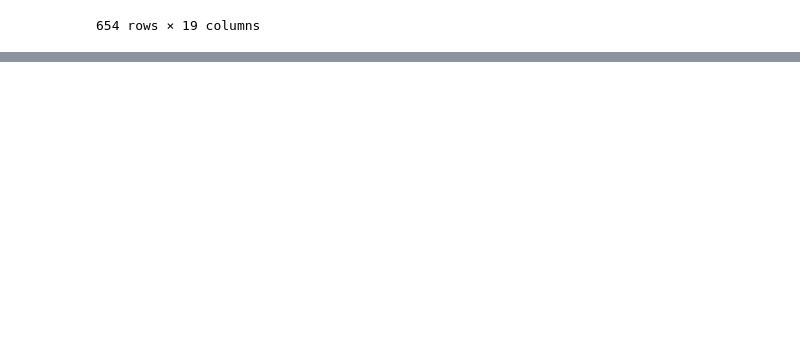
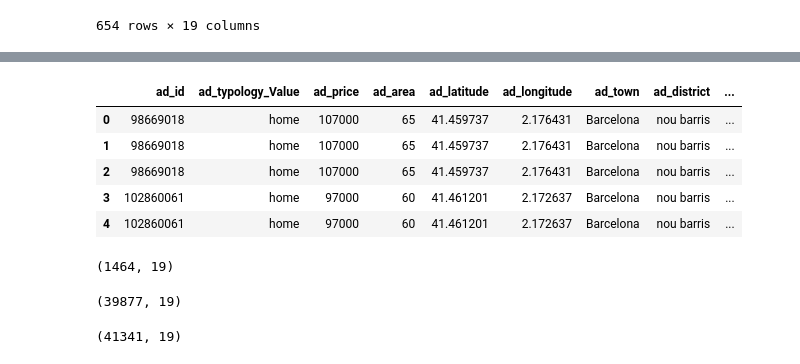
Before and after one commit to marcoayora/final_project, a Jupyter notebook: Notebooks/cleaning_idea.ipynb, the cells around one changed output, grey strips where cells are left out. Drawn from its saved outputs; the diff is of its cells as text; code cells hidden in the pictures; blank space fills up the shorter version.

```diff
--- a/Notebooks/cleaning_idea.ipynb
+++ b/Notebooks/cleaning_idea.ipynb
@@ -398,0 +339,3 @@ df_improved.to_csv('C:/Users/Marco/Desktop/IronHack/projects/final_project/Data/
+# %%
+target_strings_2 = ['ciutat meridiana - torre baró - vallbona']
+subset_df_2 = df_csv[df_csv['ad_neighbourhood'].isin(target_strings_2)]
@@ -398,0 +392,13 @@ df_improved.to_csv('C:/Users/Marco/Desktop/IronHack/projects/final_project/Data/
+# %%
+df_2.head(5)
+# %% [output]
+|  | ad_id | ad_typology_Value | ad_price | ad_area | ad_latitude | ad_longitude | ad_town | ad_district | ... |
+| 0 | 98669018 | home | 107000 | 65 | 41.459737 | 2.176431 | Barcelona | nou barris | ... |
+| 1 | 98669018 | home | 107000 | 65 | 41.459737 | 2.176431 | Barcelona | nou barris | ... |
+| 2 | 98669018 | home | 107000 | 65 | 41.459737 | 2.176431 | Barcelona | nou barris | ... |
+| 3 | 102860061 | home | 97000 | 60 | 41.461201 | 2.172637 | Barcelona | nou barris | ... |
+| 4 | 102860061 | home | 97000 | 60 | 41.461201 | 2.172637 | Barcelona | nou barris | ... |
+# %%
+df_2.shape
+# %% [output]
+(1464, 19)
@@ -398,0 +407,4 @@ df_improved.to_csv('C:/Users/Marco/Desktop/IronHack/projects/final_project/Data/
+# %%
+semi_df.shape
+# %% [output]
+(39877, 19)
@@ -398,0 +413,4 @@ df_improved.to_csv('C:/Users/Marco/Desktop/IronHack/projects/final_project/Data/
+# %%
+final_csv.shape
+# %% [output]
+(41341, 19)
```
Also changed, not shown: parts of 40 cells of this notebook.
